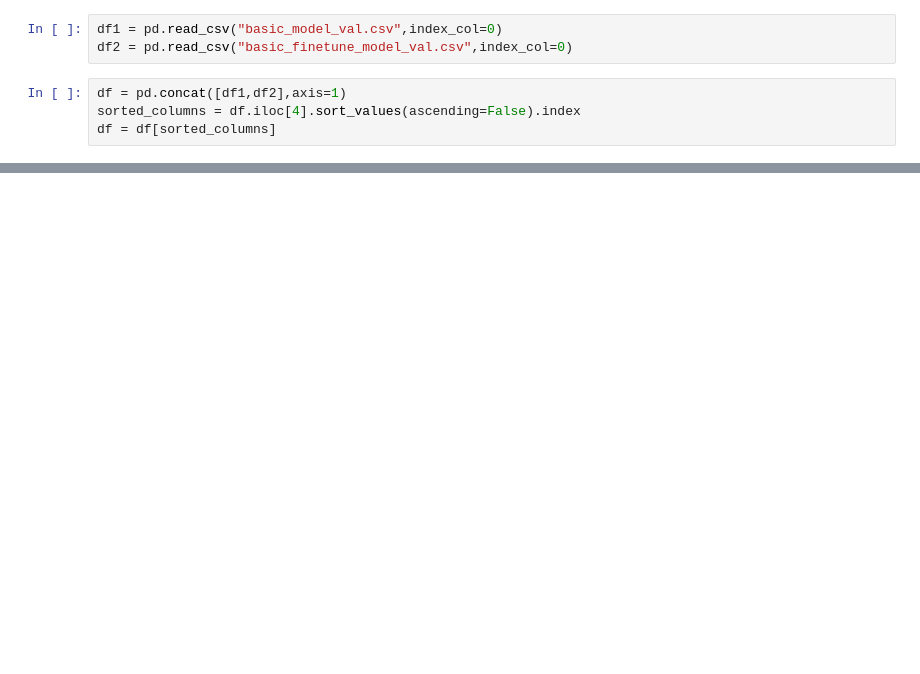
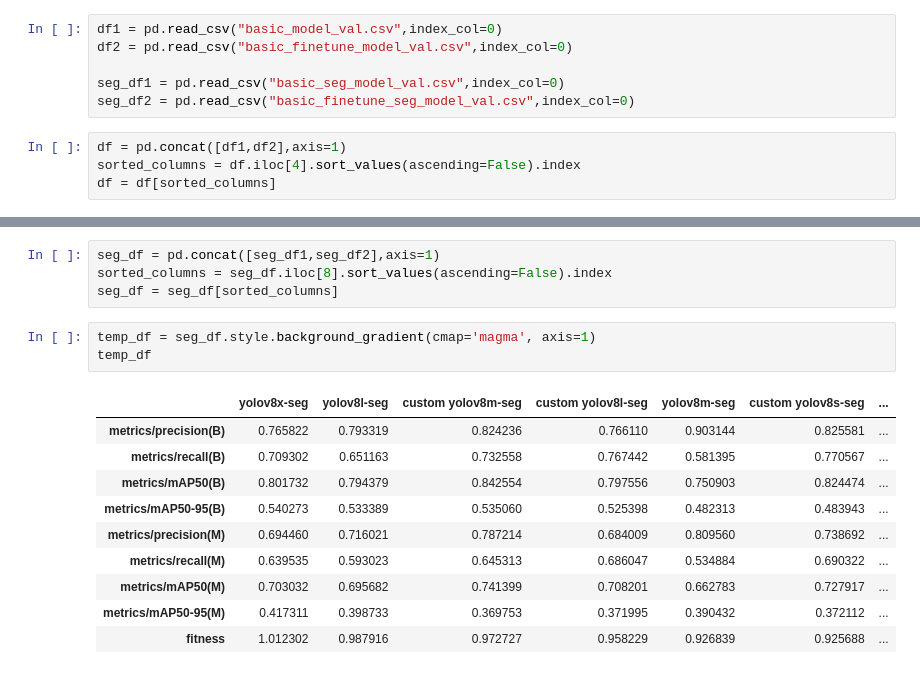
Before and after one commit to eng-hui/PRS-PM-2024-01-13-AIS06PT-GRP8-TheNightsWatch-StreetOwl, a Jupyter notebook: SystemCode/notebooks/BaselineCrowdModel/99.Comparison.ipynb, the cells around one changed output, grey strips where cells are left out. Cells and saved outputs as stored; diff of their text form; blank space fills up the shorter version.

```diff
--- a/SystemCode/notebooks/BaselineCrowdModel/99.Comparison.ipynb
+++ b/SystemCode/notebooks/BaselineCrowdModel/99.Comparison.ipynb
@@ -3,6 +3,9 @@ import pandas as pd
 # %%
 df1 = pd.read_csv("basic_model_val.csv",index_col=0)
 df2 = pd.read_csv("basic_finetune_model_val.csv",index_col=0)
+
+seg_df1 = pd.read_csv("basic_seg_model_val.csv",index_col=0)
+seg_df2 = pd.read_csv("basic_finetune_seg_model_val.csv",index_col=0)
 # %%
 df = pd.concat([df1,df2],axis=1)
 sorted_columns = df.iloc[4].sort_values(ascending=False).index
@@ -17,3 +20,21 @@ temp_df
 | metrics/mAP50(B) | 0.813421 | 0.793831 | 0.788736 | 0.764786 | 0.794818 | 0.799388 | 0.752222 | 0.672199 | ... |
 | metrics/mAP50-95(B) | 0.534223 | 0.532265 | 0.518156 | 0.504664 | 0.496595 | 0.495705 | 0.414315 | 0.400311 | ... |
 | fitness | 0.562143 | 0.558421 | 0.545214 | 0.530676 | 0.526418 | 0.526073 | 0.448106 | 0.427499 | ... |
+# %%
+seg_df = pd.concat([seg_df1,seg_df2],axis=1)
+sorted_columns = seg_df.iloc[8].sort_values(ascending=False).index
+seg_df = seg_df[sorted_columns]
+# %%
+temp_df = seg_df.style.background_gradient(cmap='magma', axis=1)
+temp_df
+# %% [output]
+|  | yolov8x-seg | yolov8l-seg | custom yolov8m-seg | custom yolov8l-seg | yolov8m-seg | custom yolov8s-seg | ... |
+| metrics/precision(B) | 0.765822 | 0.793319 | 0.824236 | 0.766110 | 0.903144 | 0.825581 | ... |
+| metrics/recall(B) | 0.709302 | 0.651163 | 0.732558 | 0.767442 | 0.581395 | 0.770567 | ... |
+| metrics/mAP50(B) | 0.801732 | 0.794379 | 0.842554 | 0.797556 | 0.750903 | 0.824474 | ... |
+| metrics/mAP50-95(B) | 0.540273 | 0.533389 | 0.535060 | 0.525398 | 0.482313 | 0.483943 | ... |
+| metrics/precision(M) | 0.694460 | 0.716021 | 0.787214 | 0.684009 | 0.809560 | 0.738692 | ... |
+| metrics/recall(M) | 0.639535 | 0.593023 | 0.645313 | 0.686047 | 0.534884 | 0.690322 | ... |
+| metrics/mAP50(M) | 0.703032 | 0.695682 | 0.741399 | 0.708201 | 0.662783 | 0.727917 | ... |
+| metrics/mAP50-95(M) | 0.417311 | 0.398733 | 0.369753 | 0.371995 | 0.390432 | 0.372112 | ... |
+| fitness | 1.012302 | 0.987916 | 0.972727 | 0.958229 | 0.926839 | 0.925688 | ... |
```
Also changed, not shown: 3 other files.
